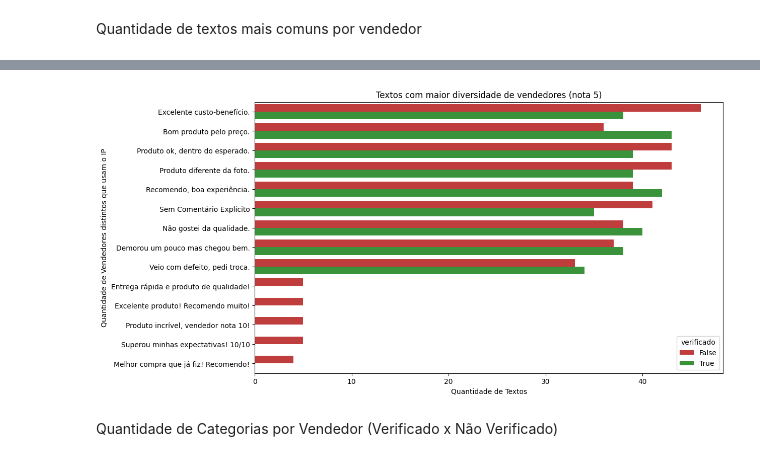
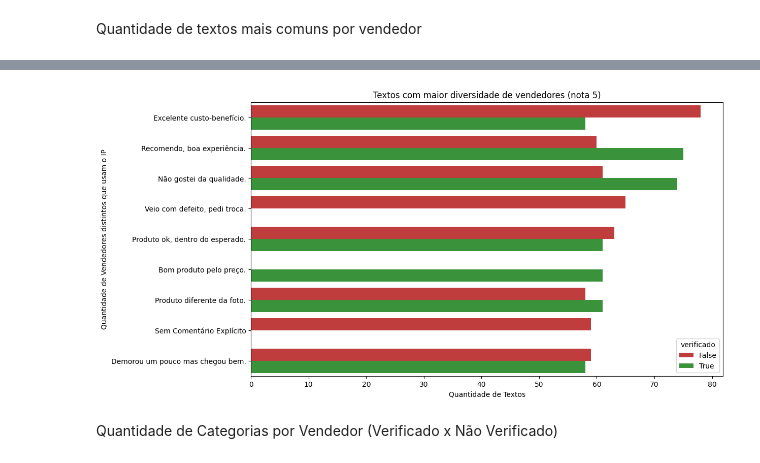
Before and after one commit to AlexDcoder/Opera-o-Marketplace-Fraude-em-E-commerce, a Jupyter notebook: notebooks/base_comparativo.ipynb, the cells around one changed output, grey strips where cells are left out. Drawn from its saved outputs; the diff is of its cells as text; code cells hidden in the pictures.

```diff
--- a/notebooks/base_comparativo.ipynb
+++ b/notebooks/base_comparativo.ipynb
@@ -92,0 +123,8 @@ df_avl_suspeitas['texto_avaliacao'] = df_avl_suspeitas['texto_avaliacao'].fillna
+# %%
+dup_vendedor = df_vendedores.duplicated(subset=['vendedor_id']).sum()
+print('VENDEDORES')
+print(f'  Linhas duplicadas por vendedor_id: {dup_vendedor}')
+if dup_vendedor > 0:
+    n_antes = len(df_vendedores)
+    df_vendedores = df_vendedores.drop_duplicates(subset=['vendedor_id'], keep='first')
+    print(f'  -> Removidas {n_antes - len(df_vendedores)} duplicatas. Total de linhas: {len(df_vendedores)}')
@@ -230,0 +411,17 @@ df_avl_suspeitas_info['tempo_criacao_conta'] = (
+# %%
+df_avl_suspeitas_info['ano_mes'] = df_avl_suspeitas_info['_data_cadastro_dt'].dt.to_period('M')
+df_avl_suspeitas_info['dia_semana'] = df_avl_suspeitas_info['_data_cadastro_dt'].dt.day_name()
+
+pivot_cluster = df_avl_suspeitas_info.pivot_table(
+    index='dia_semana',
+    columns='ano_mes',
+    values='vendedor_id',
+    aggfunc='count'
+).fillna(0)
+
+plt.figure(figsize=(12, 6))
+sns.heatmap(pivot_cluster, annot=True)
+plt.title('Concentração de Cadastros de Vendedores por Período')
+plt.show()
+picos_mes = df_avl_suspeitas_info.groupby('ano_mes').size()
+meses_suspeitos = picos_mes[picos_mes > 50].index
@@ -230,0 +430,3 @@ df_avl_suspeitas_info['tempo_criacao_conta'] = (
+# %%
+df_avl_suspeitas_info['is_cluster_cadastro'] = df_avl_suspeitas_info['ano_mes'].isin(meses_suspeitos)
+df_avl_suspeitas_info[df_avl_suspeitas_info['is_cluster_cadastro']]
@@ -423,3 +702,10 @@ plt.show()
 [figure]
 # %% [markdown]
 Quantidade de textos mais comuns por vendedor
+# %%
+df_textos = df_nota5.groupby(
+    ['texto_avaliacao', 'verificado'], dropna=False
+).size().reset_index(name='contagem')
+
+top_textos = df_textos.sort_values('contagem', ascending=False).head(15)
+top_textos
@@ -426,25 +729,20 @@ Quantidade de textos mais comuns por vendedor
 # %%
-texto_comum_vendedor = df_nota5.groupby(['texto_avaliacao', 'verificado'])['vendedor_id'].nunique(
-                        ).reset_index(name='quantidade_vendedores').sort_values(by='quantidade_vendedores', ascending=False
-                        ).query("quantidade_vendedores > 1")
-
-
 plt.figure(figsize=(12, 7))
 
 sns.barplot(
-    data=texto_comum_vendedor,
-    x='quantidade_vendedores',
+    data=top_textos,
+    x='contagem',
     y='texto_avaliacao',
     hue='verificado',
     palette={True: '#2ca02c', False: '#d62728'}
 )
 
 plt.title('Textos com maior diversidade de vendedores (nota 5)')
 plt.xlabel('Quantidade de Textos')
 plt.ylabel('Quantidade de Vendedores distintos que usam o IP')
 plt.show()
 # %% [output]
-[figure, old version]
+[figure, new version]
 # %% [markdown]
 Quantidade de Categorias por Vendedor (Verificado x Não Verificado)
 # %%
```
Also changed, not shown: parts of 55 cells of this notebook, 1 other file.
